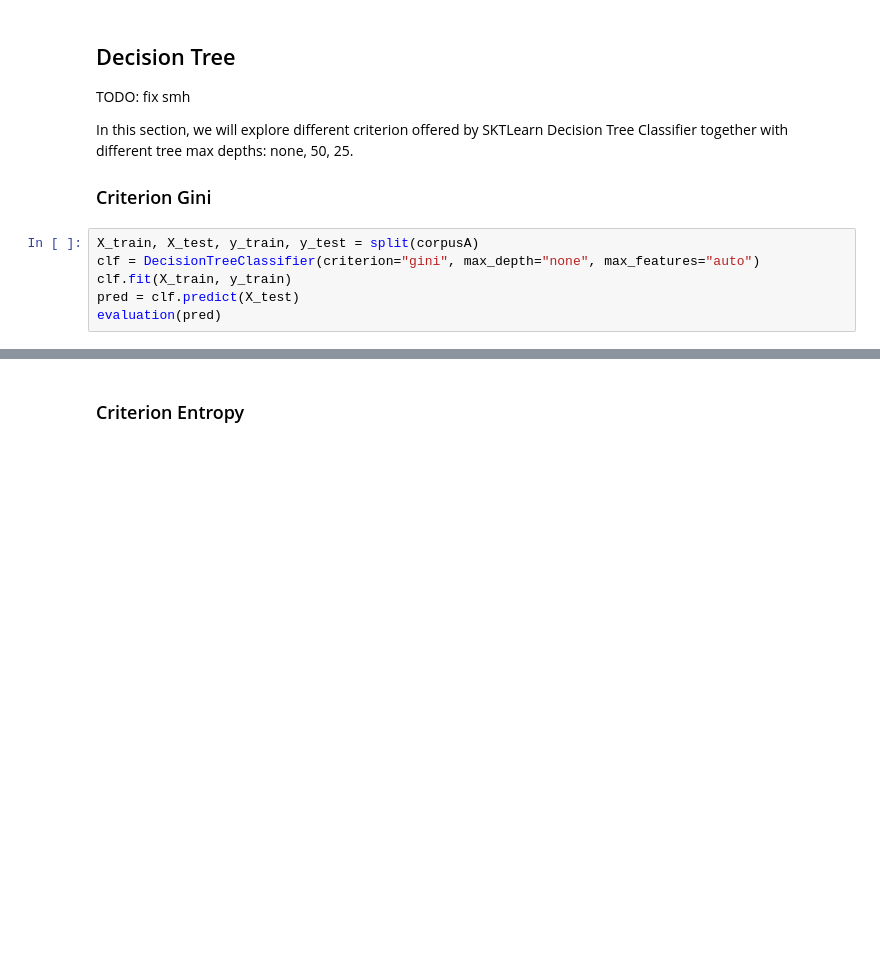
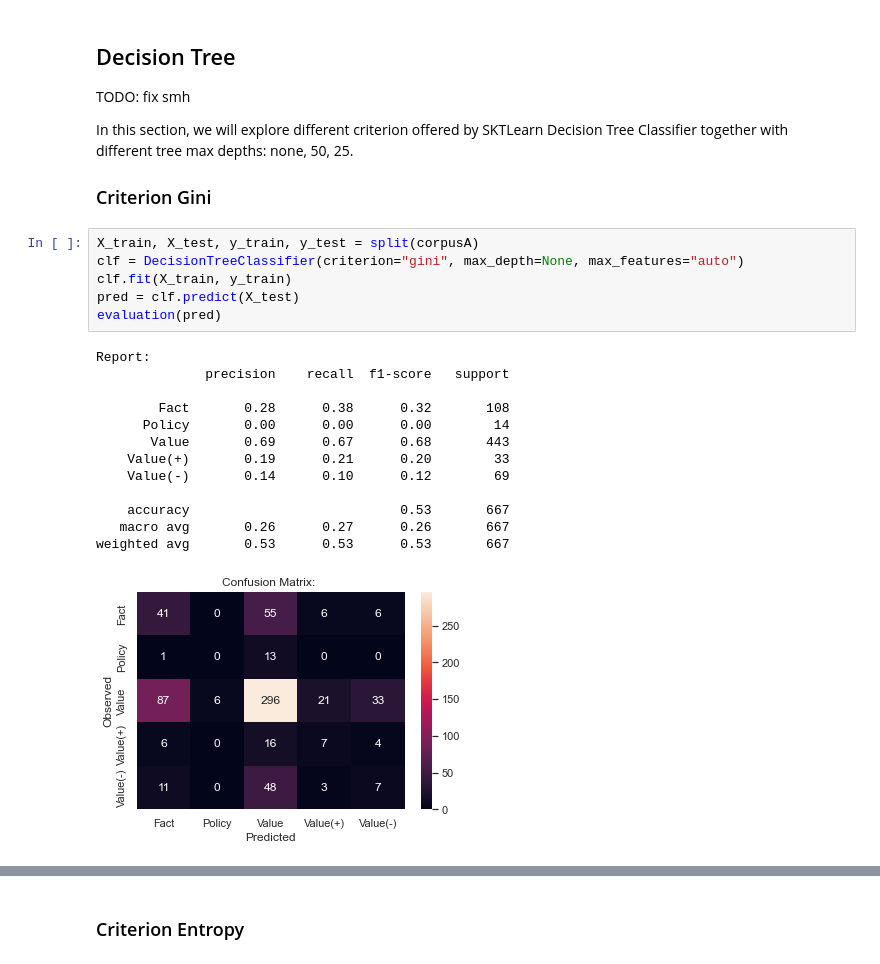
Before and after one commit to claramoreirag/FEUP-NLP, a Jupyter notebook: adu-classifier.ipynb, the cells around one changed output, grey strips where cells are left out. Saved outputs shown, nothing was run; the diff lists cells and outputs as text; blank space fills up the shorter version.

```diff
--- a/adu-classifier.ipynb
+++ b/adu-classifier.ipynb
@@ -600,10 +603,24 @@ In this section, we will explore different criterion offered by SKTLearn Decisio
 ### Criterion Gini
 # %%
 X_train, X_test, y_train, y_test = split(corpusA)
-clf = DecisionTreeClassifier(criterion="gini", max_depth="none", max_features="auto")
+clf = DecisionTreeClassifier(criterion="gini", max_depth=None, max_features="auto")
 clf.fit(X_train, y_train)
 pred = clf.predict(X_test)
 evaluation(pred)
+# %% [output]
+Report:
+              precision    recall  f1-score   support
+
+        Fact       0.28      0.38      0.32       108
+      Policy       0.00      0.00      0.00        14
+       Value       0.69      0.67      0.68       443
+    Value(+)       0.19      0.21      0.20        33
+    Value(-)       0.14      0.10      0.12        69
+
+    accuracy                           0.53       667
+   macro avg       0.26      0.27      0.26       667
+weighted avg       0.53      0.53      0.53       667
+[figure, added]
 # %%
 X_train, X_test, y_train, y_test = split(corpusA)
 clf = DecisionTreeClassifier(
```
Also changed, not shown: parts of 46 cells of this notebook.
